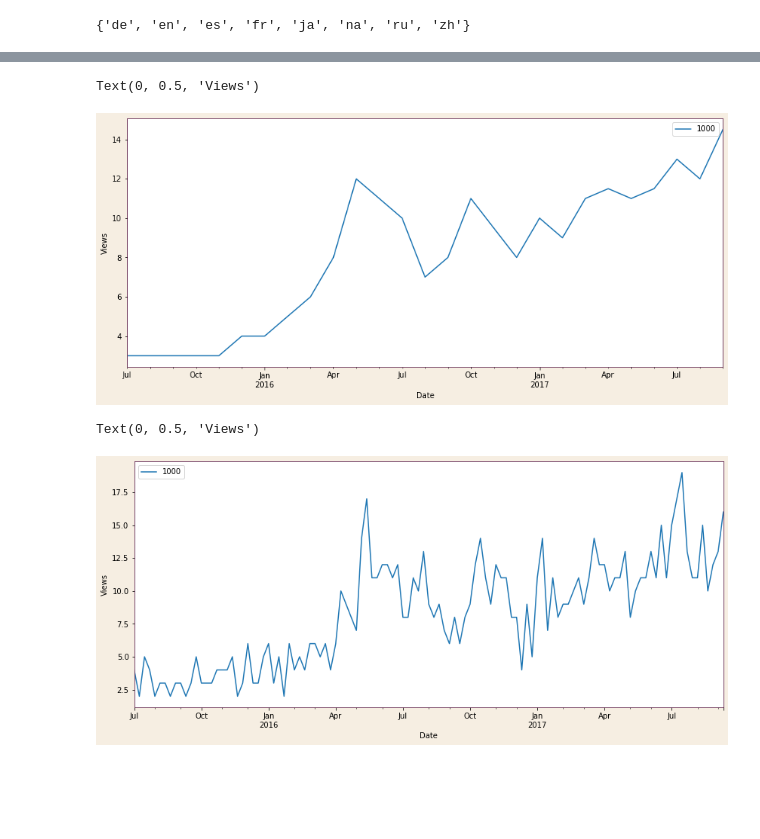
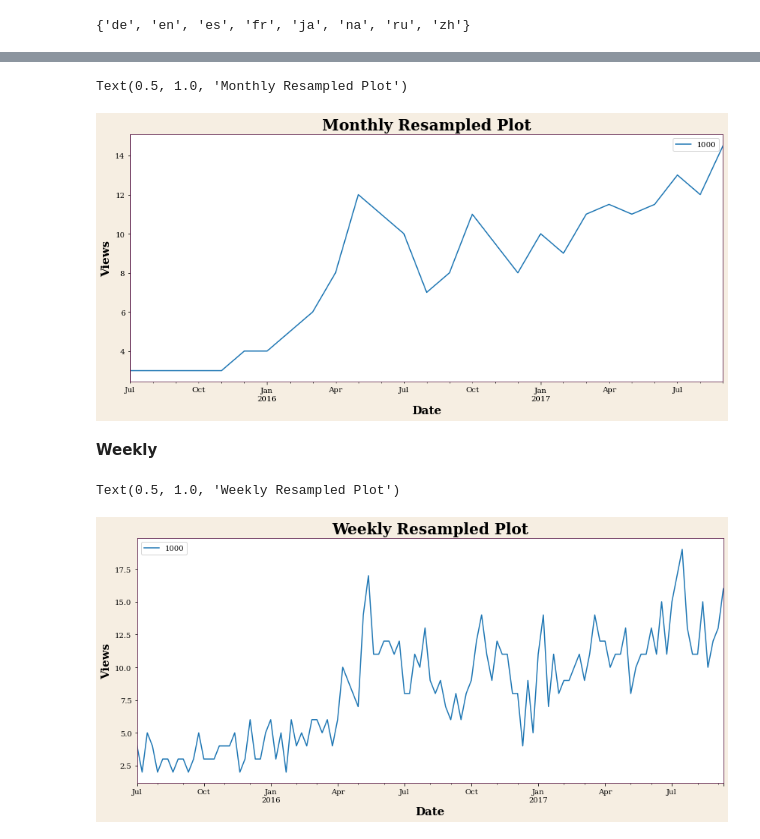
Before and after one commit to San411/Time-Series-Analysis, a Jupyter notebook: Scripts/data_exploration.ipynb, the cells around one changed output, grey strips where cells are left out. Drawn from its saved outputs; the diff is of its cells as text; code cells hidden in the pictures; blank space fills up the shorter version.

```diff
--- a/Scripts/data_exploration.ipynb
+++ b/Scripts/data_exploration.ipynb
@@ -29,9 +33,7 @@ import pageviewapi
 # %%
-# baseDir = '/home/sandesh/Documents/Data Science/Project'
-# baseDir = '/content/drive/MyDrive/Time Series Analysis (Mini project)/Time Series Analysis (Mini project)'
-baseDir = '/content/drive/MyDrive/6th Sem/Data Science/Time Series Analysis (Mini project)'
+baseDir = '/content/drive/MyDrive/Time Series Analysis (Mini project)/Time Series Analysis (Mini project)'
 datasets = 'Datasets'
-datapath1 = 'data_2015-17.csv'
+datapath1 = 'train_data.csv'
 datapath2 = 'json_files'
 # %%
 import sys
@@ -165,18 +241,23 @@ samplePlot.plot(x = 'Date', figsize = [20,6])
 # %%
 samplePlot = dataframe.iloc[[1000], 1:-1].T.reset_index().rename(columns = {'index': 'Date'})
 samplePlot['Date'] = pd.to_datetime(samplePlot['Date'], errors='coerce')
 samplePlot.resample('M', on = 'Date').median().plot(figsize = [14,6])
-plt.ylabel('Views')
+plt.ylabel('Views', fontsize = 15, fontweight = 'bold')
+plt.xlabel('Date', fontsize = 15, fontweight = 'bold')
+plt.title('Monthly Resampled Plot', fontsize = 20, fontweight = 'bold')
 # %% [output]
-Text(0, 0.5, 'Views')
+Text(0.5, 1.0, 'Monthly Resampled Plot')
-[figure, old version]
+[figure, new version]
+# %% [markdown]
+**Weekly**
 # %%
-# Resampling
 samplePlotW = dataframe.iloc[[1000], 1:-1].T.reset_index().rename(columns = {'index': 'Date'})
 samplePlotW['Date'] = pd.to_datetime(samplePlotW['Date'], errors='coerce')
 samplePlotW = samplePlotW.resample('W', on = 'Date').median()
 samplePlotW.plot(figsize = [14,6])
-plt.ylabel('Views')
+plt.ylabel('Views', fontsize = 15, fontweight = 'bold')
+plt.xlabel('Date', fontsize = 15, fontweight = 'bold')
+plt.title('Weekly Resampled Plot', fontsize = 20, fontweight = 'bold')
 # %% [output]
-Text(0, 0.5, 'Views')
+Text(0.5, 1.0, 'Weekly Resampled Plot')
-[figure, old version]
+[figure, new version]
```
Also changed, not shown: parts of 35 cells of this notebook, 5 other files.
